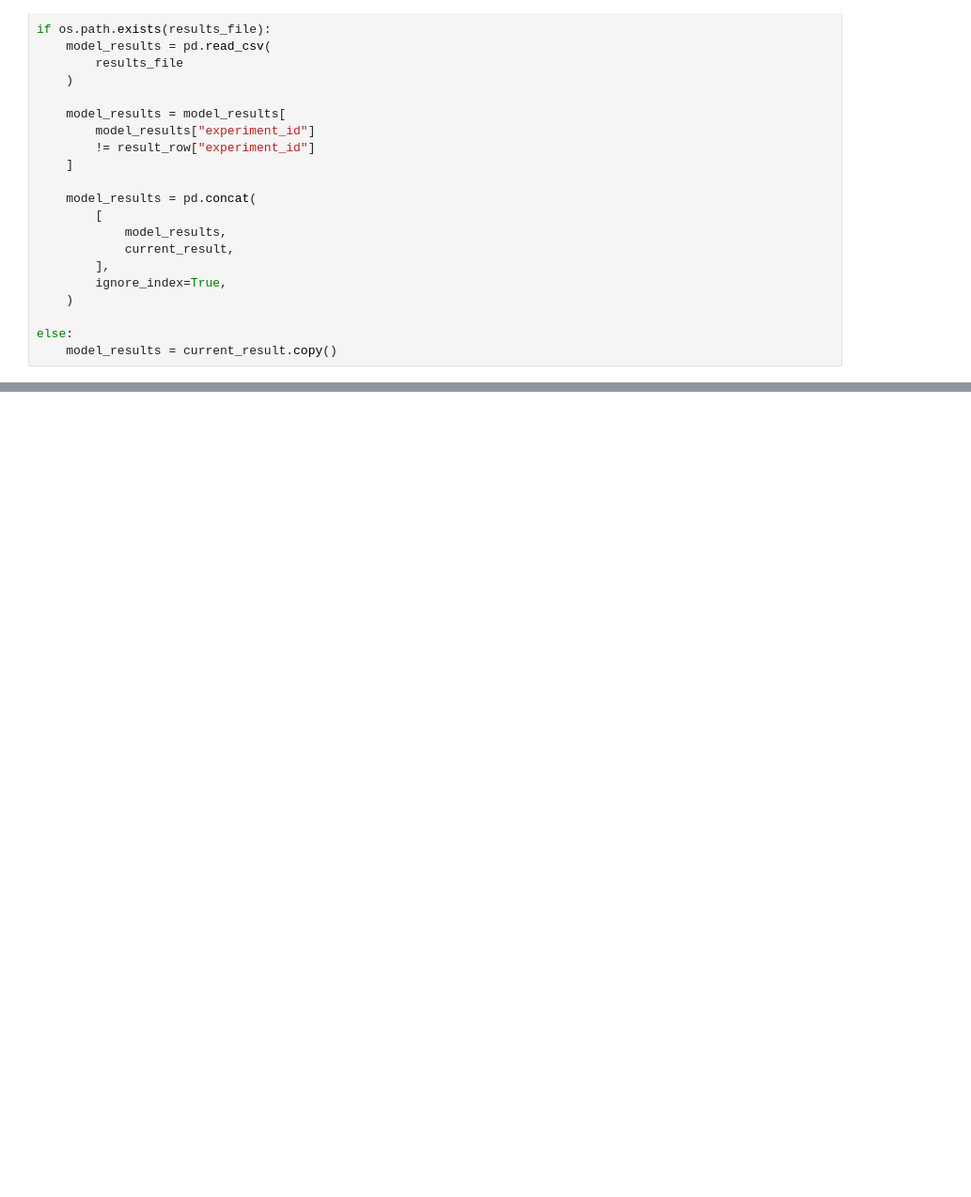
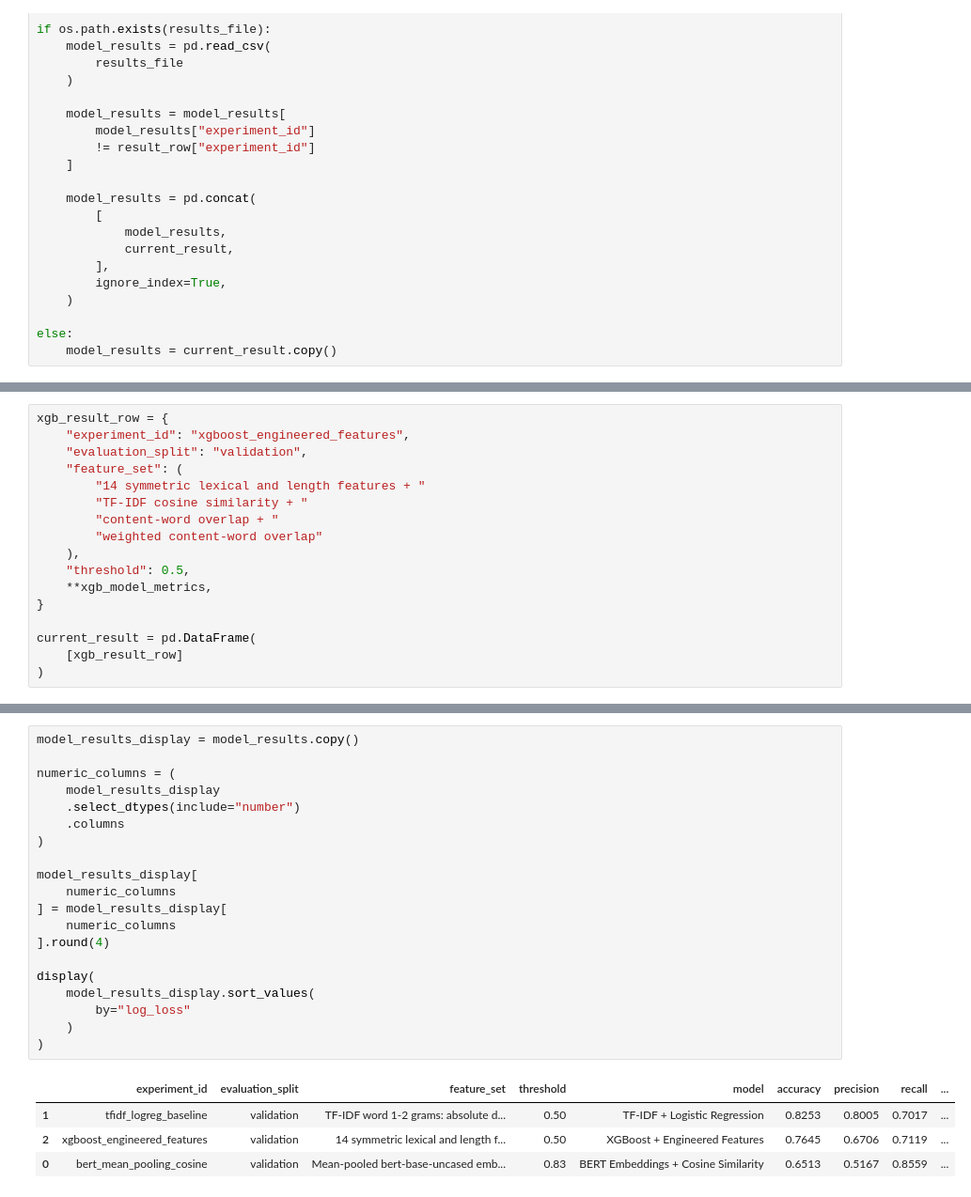
Before and after one commit to DariaDubovska/quora-duplicate-question-detection, a Jupyter notebook: notebooks/02_classical_models.ipynb, the cells around one changed output, grey strips where cells are left out. Shown at 94% size. Drawn from its saved outputs; the diff is of its cells as text; blank space fills up the shorter version.

```diff
--- a/notebooks/02_classical_models.ipynb
+++ b/notebooks/02_classical_models.ipynb
@@ -275,0 +840,17 @@ display(model_results_display)
+# %%
+xgb_result_row = {
+    "experiment_id": "xgboost_engineered_features",
+    "evaluation_split": "validation",
+    "feature_set": (
+        "14 symmetric lexical and length features + "
+        "TF-IDF cosine similarity + "
+        "content-word overlap + "
+        "weighted content-word overlap"
+    ),
+    "threshold": 0.5,
+    **xgb_model_metrics,
+}
+
+current_result = pd.DataFrame(
+    [xgb_result_row]
+)
@@ -275,0 +894,25 @@ display(model_results_display)
+# %%
+model_results_display = model_results.copy()
+
+numeric_columns = (
+    model_results_display
+    .select_dtypes(include="number")
+    .columns
+)
+
+model_results_display[
+    numeric_columns
+] = model_results_display[
+    numeric_columns
+].round(4)
+
+display(
+    model_results_display.sort_values(
+        by="log_loss"
+    )
+)
+# %% [output]
+|  | experiment_id | evaluation_split | feature_set | threshold | model | accuracy | precision | recall | ... |
+| 1 | tfidf_logreg_baseline | validation | TF-IDF word 1-2 grams: absolute d... | 0.50 | TF-IDF + Logistic Regression | 0.8253 | 0.8005 | 0.7017 | ... |
+| 2 | xgboost_engineered_features | validation | 14 symmetric lexical and length f... | 0.50 | XGBoost + Engineered Features | 0.7645 | 0.6706 | 0.7119 | ... |
+| 0 | bert_mean_pooling_cosine | validation | Mean-pooled bert-base-uncased emb... | 0.83 | BERT Embeddings + Cosine Similarity | 0.6513 | 0.5167 | 0.8559 | ... |
```
Also changed, not shown: parts of 28 cells of this notebook, 1 other file.
